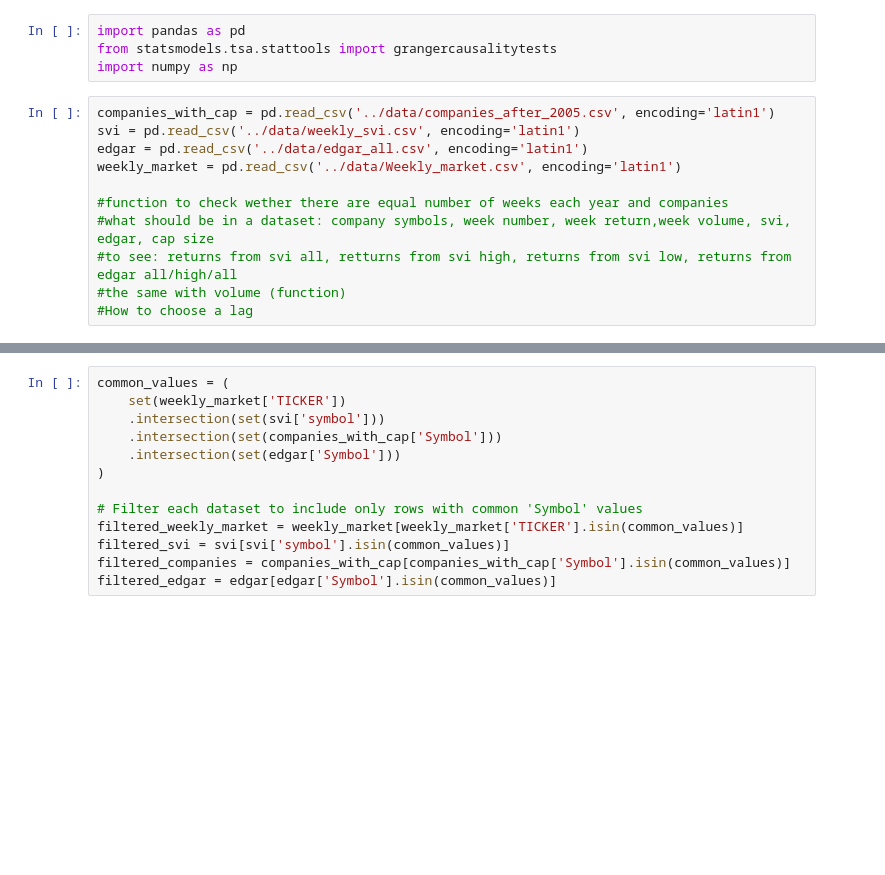
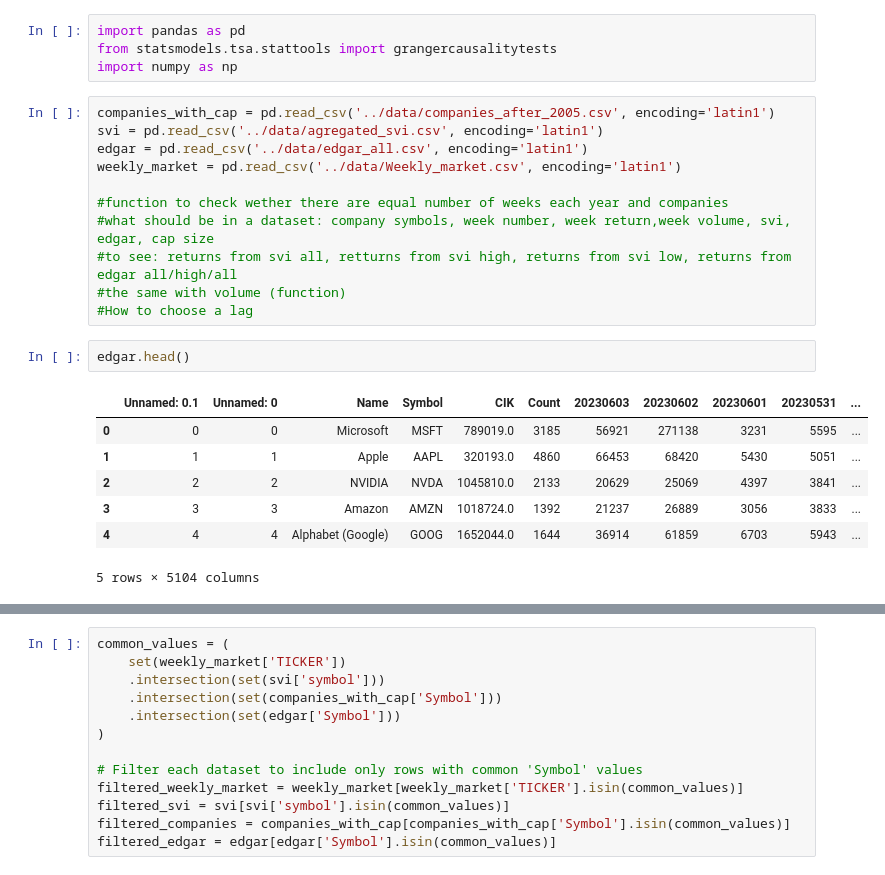
Before and after one commit to nikanhg/investor-attention-returns-patern, a Jupyter notebook: data-analysis/Granger test.ipynb, the cells around one changed output, grey strips where cells are left out. Saved outputs shown, nothing was run; the diff lists cells and outputs as text; blank space fills up the shorter version.

```diff
--- a/data-analysis/Granger test.ipynb
+++ b/data-analysis/Granger test.ipynb
@@ -4,7 +4,7 @@ from statsmodels.tsa.stattools import grangercausalitytests
 import numpy as np
 # %%
 companies_with_cap = pd.read_csv('../data/companies_after_2005.csv', encoding='latin1')
-svi = pd.read_csv('../data/weekly_svi.csv', encoding='latin1')
+svi = pd.read_csv('../data/agregated_svi.csv', encoding='latin1')
 edgar = pd.read_csv('../data/edgar_all.csv', encoding='latin1')
 weekly_market = pd.read_csv('../data/Weekly_market.csv', encoding='latin1')
 
@@ -13,4 +13,14 @@ weekly_market = pd.read_csv('../data/Weekly_market.csv', encoding='latin1')
 #to see: returns from svi all, retturns from svi high, returns from svi low, returns from edgar all/high/all
 #the same with volume (function)
 #How to choose a lag
+# %%
+edgar.head()
+# %% [output]
+|  | Unnamed: 0.1 | Unnamed: 0 | Name | Symbol | CIK | Count | 20230603 | 20230602 | 20230601 | 20230531 | ... |
+| 0 | 0 | 0 | Microsoft | MSFT | 789019.0 | 3185 | 56921 | 271138 | 3231 | 5595 | ... |
+| 1 | 1 | 1 | Apple | AAPL | 320193.0 | 4860 | 66453 | 68420 | 5430 | 5051 | ... |
+| 2 | 2 | 2 | NVIDIA | NVDA | 1045810.0 | 2133 | 20629 | 25069 | 4397 | 3841 | ... |
+| 3 | 3 | 3 | Amazon | AMZN | 1018724.0 | 1392 | 21237 | 26889 | 3056 | 3833 | ... |
+| 4 | 4 | 4 | Alphabet (Google) | GOOG | 1652044.0 | 1644 | 36914 | 61859 | 6703 | 5943 | ... |
+5 rows × 5104 columns
 # %%
```
Also changed, not shown: parts of 9 cells of this notebook, 1 other file.
